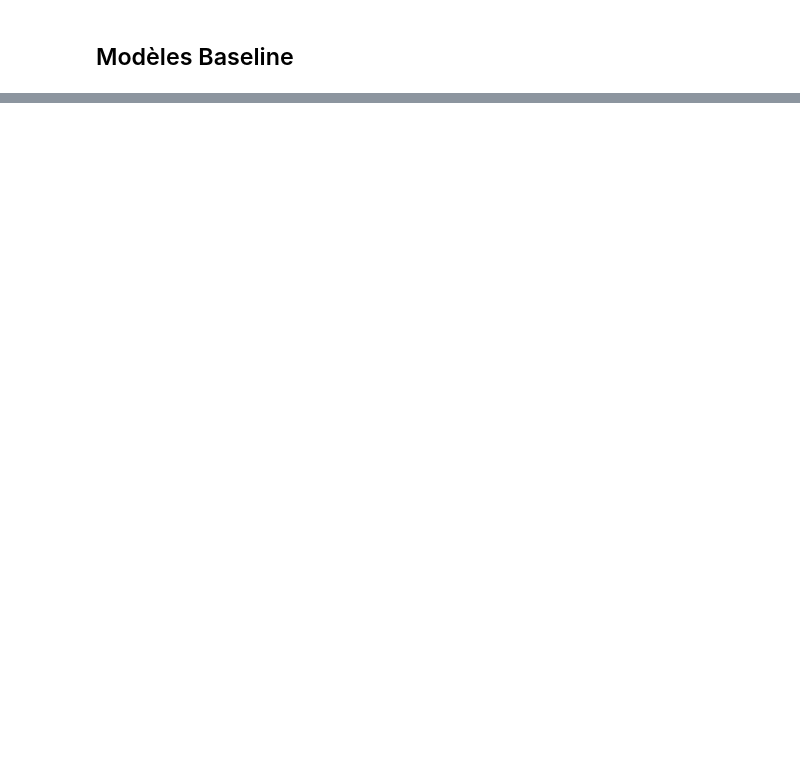
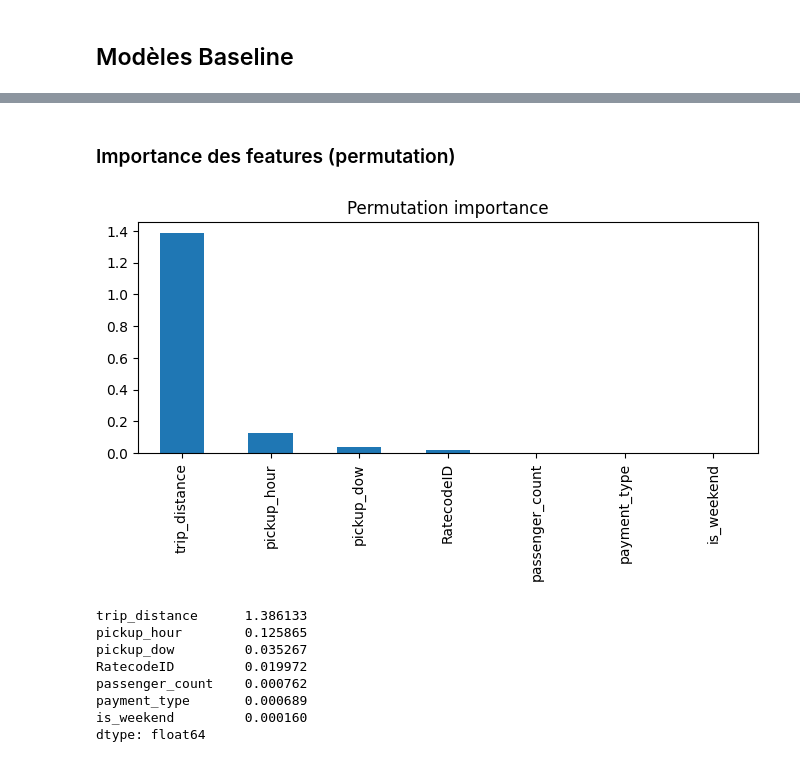
Before and after one commit to arnaudstdr/mlops_taxi_pipeline, a Jupyter notebook: notebooks/02_model_training.ipynb, the cells around one changed output, grey strips where cells are left out. Drawn from its saved outputs; the diff is of its cells as text; code cells hidden in the pictures; blank space fills up the shorter version.

```diff
--- a/notebooks/02_model_training.ipynb
+++ b/notebooks/02_model_training.ipynb
@@ -127,7 +180,13 @@ linreg = Pipeline ([
 hgb = Pipeline([
     ("prep", preprocessor),
     ("model", HistGradientBoostingRegressor(
-        max_depth=None, learning_rate=0.1, max_iter=300, random_state=42
+        learning_rate=0.1,
+        max_depth=None,
+        max_iter=300,
+        early_stopping=True,       # <- important
+        validation_fraction=0.1,   # <- utilise 10% du train en interne
+        n_iter_no_change=10,
+        random_state=42
     ))
 ])
 
@@ -138,6 +215,5 @@ models
 # %%
 import mlflow
-import mlflow.sklearn
 
 mlflow.set_tracking_uri("file:../mlruns")
 mlflow.set_experiment("baseline-training")
@@ -153,16 +229,10 @@ for name, pipe in models.items():
         mlflow.log_param("features_cat", CAT_FEATS)
         mlflow.log_param("model_name", name)
 
-        # Entraînement
         pipe.fit(X_train, y_train)
-
-        # Évaluation
         metrics = evaluate(pipe, X_train, y_train, X_val, y_val)
         for k, v in metrics.items():
-            mlflow.log_metrics(k, float(v))
+            mlflow.log_metric(k, float(v))
         results[name] = metrics
 
-        # Sauvegarde du modèle dans MLflow
-        mlflow.sklearn.log_model(pipe, artifact_path="model")
-
 results
@@ -168,0 +361,19 @@ results
+# %% [markdown]
+### Importance des features (permutation)
+# %%
+from sklearn.inspection import permutation_importance
+
+r = permutation_importance(best_model, X_test, y_test, n_repeats=5, random_state=42, n_jobs=-1)
+imp = pd.Series(r.importances_mean, index=FEATS).sort_values(ascending=False)
+imp.plot(kind="bar", figsize=(8,3)); plt.title("Permutation importance"); plt.show()
+imp
+# %% [output]
+[figure, added]
+trip_distance      1.386133
+pickup_hour        0.125865
+pickup_dow         0.035267
+RatecodeID         0.019972
+passenger_count    0.000762
+payment_type       0.000689
+is_weekend         0.000160
+dtype: float64
```
Also changed, not shown: parts of 17 cells of this notebook, 1 other file.
